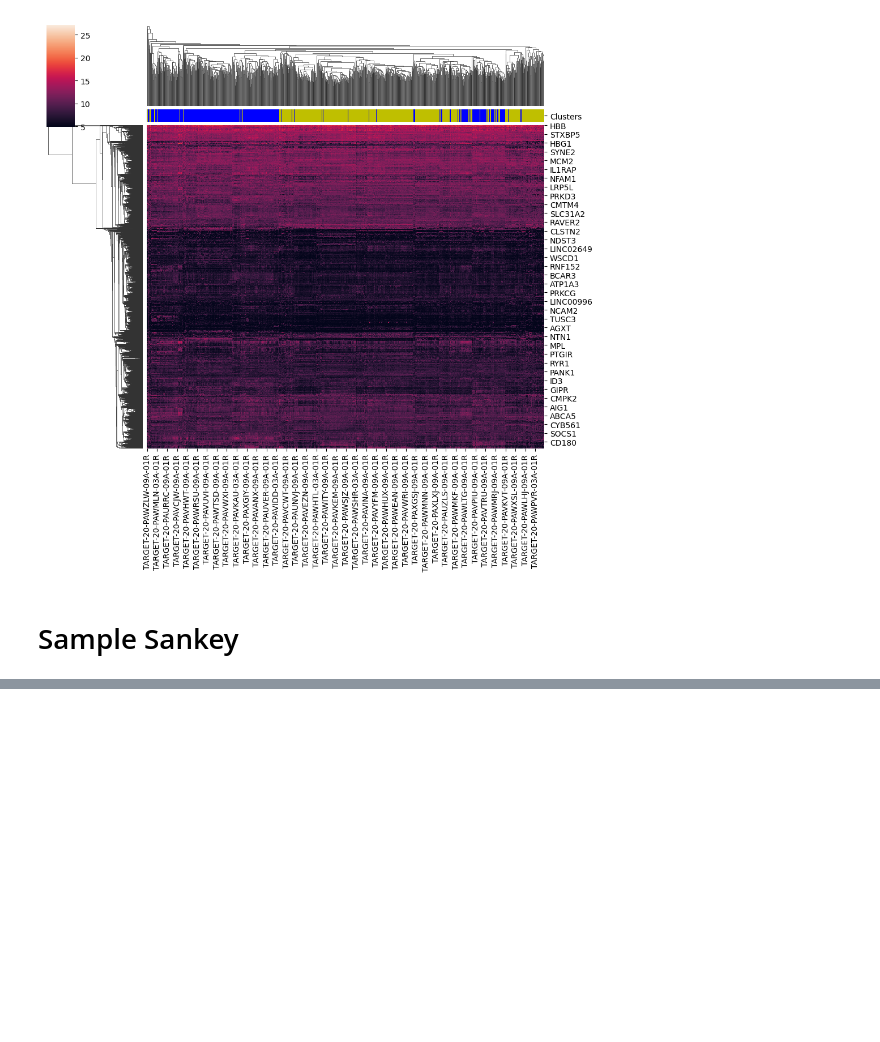
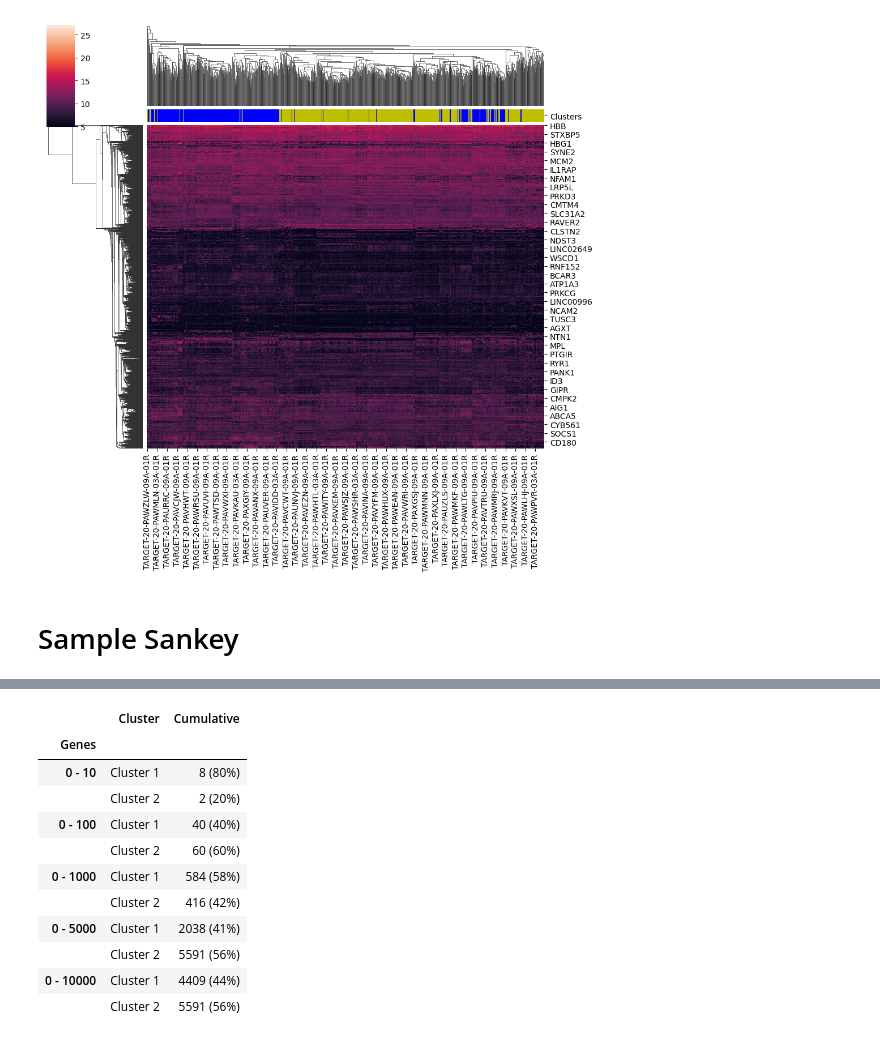
Before and after one commit to sckaff/pediatric-aml-analysis, a Jupyter notebook: Code/Assignment_3.ipynb, the cells around one changed output, grey strips where cells are left out. Cells and saved outputs as stored; diff of their text form; code cells hidden in the pictures; blank space fills up the shorter version.

```diff
--- a/Code/Assignment_3.ipynb
+++ b/Code/Assignment_3.ipynb
@@ -97,0 +125,17 @@ fig.show()
+# %%
+pd.DataFrame([["0 - 10", "Cluster 1", "8 (80%)"], ["", "Cluster 2", "2 (20%)"], ["0 - 100", "Cluster 1", "40 (40%)"], ["", "Cluster 2", "60 (60%)"],
+              ["0 - 1000", "Cluster 1", "584 (58%)"], ["", "Cluster 2", "416 (42%)"], ["0 - 5000", "Cluster 1", "2038 (41%)"], ["", "Cluster 2", "5591 (56%)"],
+              ["0 - 10000", "Cluster 1", "4409 (44%)"], ["", "Cluster 2", "5591 (56%)"]]).rename(columns={0:"Genes", 1:"Cluster", 2:"Cumulative"}).set_index("Genes")
+# %% [output]
+|  | Cluster | Cumulative |
+| Genes |  |  |
+| 0 - 10 | Cluster 1 | 8 (80%) |
+|  | Cluster 2 | 2 (20%) |
+| 0 - 100 | Cluster 1 | 40 (40%) |
+|  | Cluster 2 | 60 (60%) |
+| 0 - 1000 | Cluster 1 | 584 (58%) |
+|  | Cluster 2 | 416 (42%) |
+| 0 - 5000 | Cluster 1 | 2038 (41%) |
+|  | Cluster 2 | 5591 (56%) |
+| 0 - 10000 | Cluster 1 | 4409 (44%) |
+|  | Cluster 2 | 5591 (56%) |
```
Also changed, not shown: parts of 6 cells of this notebook, 1 other file.
